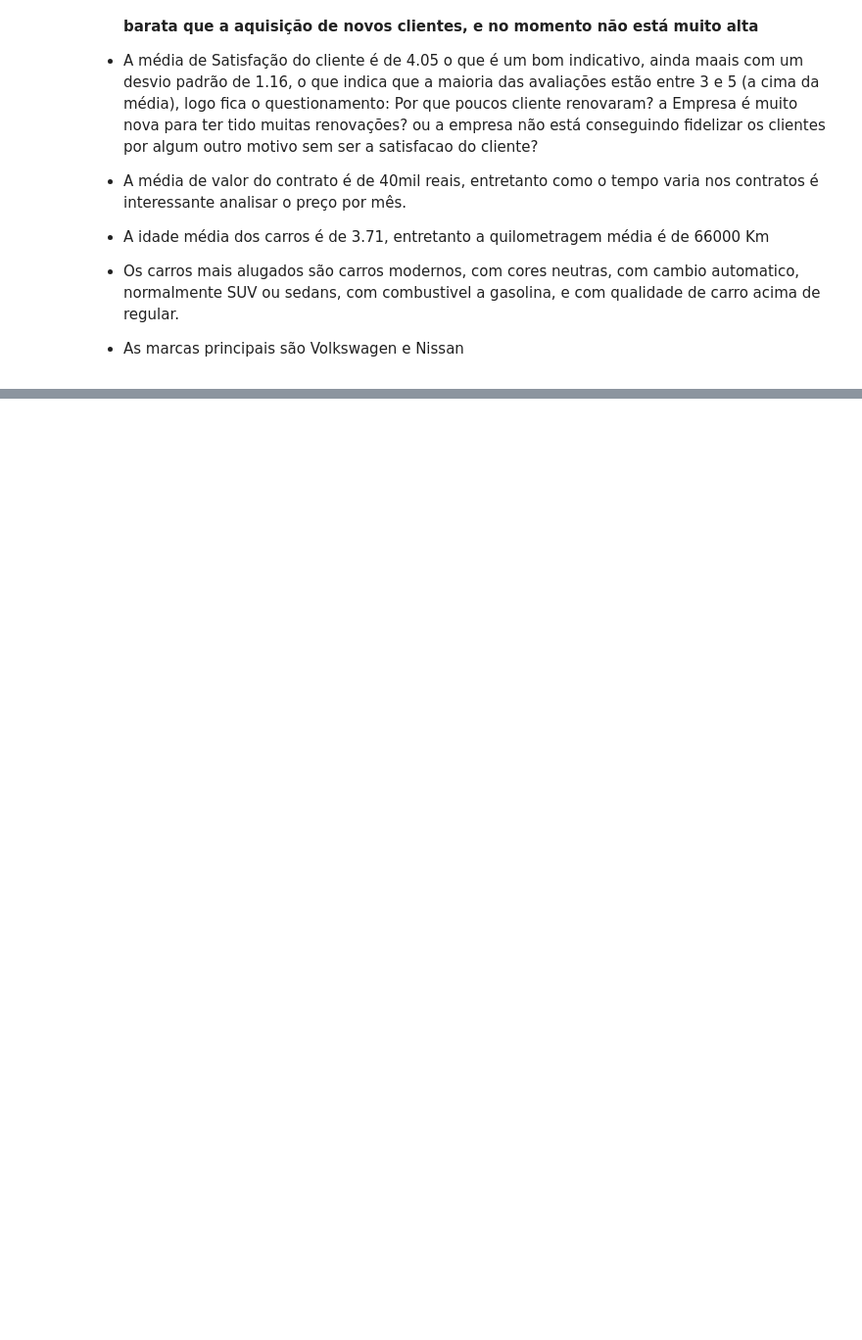
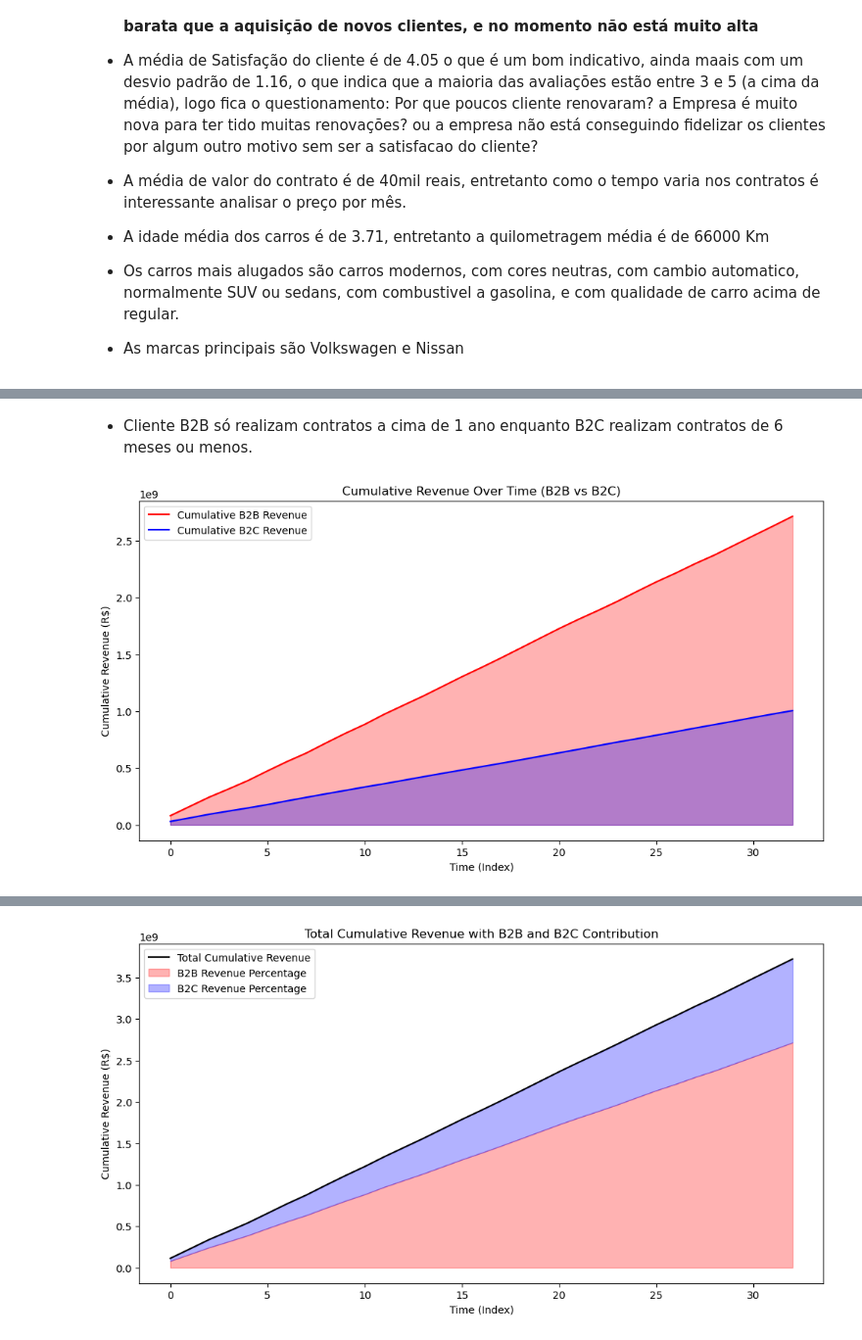
Before and after one commit to Henrique-Albuquerque2/PS-IJR-Grupo10, a Jupyter notebook: AnaliseAluguel.ipynb, the cells around one changed output, grey strips where cells are left out. Shown at 98% size. Saved outputs shown, nothing was run; the diff lists cells and outputs as text; code cells hidden in the pictures; blank space fills up the shorter version.

```diff
--- a/AnaliseAluguel.ipynb
+++ b/AnaliseAluguel.ipynb
@@ -220,0 +249,72 @@ plt.show()
+# %% [markdown]
+- Cliente B2B só realizam contratos a cima de 1 ano enquanto B2C realizam contratos de 6 meses ou menos.
+# %%
+# Analise da receita basica total acumulativa no tempo, desde o começo da empresa, e explorar a porcentagem de receita de cada tipo de cliente
+# Plotando o gráfico da Receita cumulativa total ao longo do tempo, analisando a receita mensal, e a porcentagem de receita de cada tipo de cliente
+# A coluna valor do contrato, é o valor final fechado, já incluindo desconto e tempo de aluguel
+# Plotando o gráfico da Receita cumulativa total ao longo do tempo (um gráfico em baixo do outro)
+# Analisando a porcentagem de receita de cada tipo de cliente
+
+
+# Step 1: Extract month and year from 'Data de início do aluguel'
+db_alugueis['Mes'] = db_alugueis['Data de início do aluguel'].dt.month
+db_alugueis['Ano'] = db_alugueis['Data de início do aluguel'].dt.year
+
+# Step 2: Filter out rentals that were cancelled
+db_alugueis_filtered = db_alugueis[db_alugueis['Contrato cancelado antes do prazo'] != 'sim']
+
+# Step 3: Group by year, month, and customer type, then calculate total revenue for each group
+monthly_revenue = db_alugueis_filtered.groupby(['Mes', 'Ano', 'Tipo do cliente'])['Valor do contrato do aluguel'].sum().reset_index()
+
+# Step 4: Create two separate DataFrames for B2B and B2C
+monthly_revenue_b2b = monthly_revenue[monthly_revenue['Tipo do cliente'] == 'b2b'].copy()
+monthly_revenue_b2c = monthly_revenue[monthly_revenue['Tipo do cliente'] == 'b2c'].copy()
+
+# Step 5: Calculate cumulative revenue for B2B and B2C clients
+monthly_revenue_b2b['Cumulative_B2B'] = monthly_revenue_b2b['Valor do contrato do aluguel'].cumsum()
+monthly_revenue_b2c['Cumulative_B2C'] = monthly_revenue_b2c['Valor do contrato do aluguel'].cumsum()
+
+# Step 6: Merge the two DataFrames (B2B and B2C) on Year and Month, fill missing values with 0
+merged_revenue = pd.merge(monthly_revenue_b2b[['Ano', 'Mes', 'Cumulative_B2B']],
+                          monthly_revenue_b2c[['Ano', 'Mes', 'Cumulative_B2C']],
+                          on=['Ano', 'Mes'], how='outer').fillna(0)
+
+# Step 7: Calculate the total cumulative revenue and percentage contributions for each type
+merged_revenue['Total_Cumulative'] = merged_revenue['Cumulative_B2B'] + merged_revenue['Cumulative_B2C']
+merged_revenue['Percentage_B2B'] = (merged_revenue['Cumulative_B2B'] / merged_revenue['Total_Cumulative']) * 100
+merged_revenue['Percentage_B2C'] = (merged_revenue['Cumulative_B2C'] / merged_revenue['Total_Cumulative']) * 100
+
+# Step 8: Plot the cumulative revenue with percentage contributions for B2B and B2C
+plt.figure(figsize=(12, 6))
+plt.plot(merged_revenue['Cumulative_B2B'], label='Cumulative B2B Revenue', color='red')
+plt.plot(merged_revenue['Cumulative_B2C'], label='Cumulative B2C Revenue', color='blue')
+plt.fill_between(range(len(merged_revenue)), merged_revenue['Cumulative_B2B'], color='red', alpha=0.3)
+plt.fill_between(range(len(merged_revenue)), merged_revenue['Cumulative_B2C'], color='blue', alpha=0.3)
+
+plt.title('Cumulative Revenue Over Time (B2B vs B2C)')
+plt.xlabel('Time (Index)')
+plt.ylabel('Cumulative Revenue (R$)')
+plt.legend()
+plt.show()
+
+display(merged_revenue)
+
+plt.figure(figsize=(12, 6))
+
+# Plot total cumulative revenue
+plt.plot(merged_revenue['Total_Cumulative'], label='Total Cumulative Revenue', color='black')
+
+# Shade the area for B2B and B2C percentages
+plt.fill_between(range(len(merged_revenue)), 0, merged_revenue['Total_Cumulative'] * (merged_revenue['Percentage_B2B'] / 100),
+                 color='red', alpha=0.3, label='B2B Revenue Percentage')
+plt.fill_between(range(len(merged_revenue)),
+                 merged_revenue['Total_Cumulative'] * (merged_revenue['Percentage_B2B'] / 100),
+                 merged_revenue['Total_Cumulative'], color='blue', alpha=0.3, label='B2C Revenue Percentage')
+
+plt.title('Total Cumulative Revenue with B2B and B2C Contribution')
+plt.xlabel('Time (Index)')
+plt.ylabel('Cumulative Revenue (R$)')
+plt.legend()
+plt.show()
+# %% [output]
+[figure, added]
@@ -220,0 +338 @@ plt.show()
+[figure, added]
```
Also changed, not shown: parts of 4 cells of this notebook.
